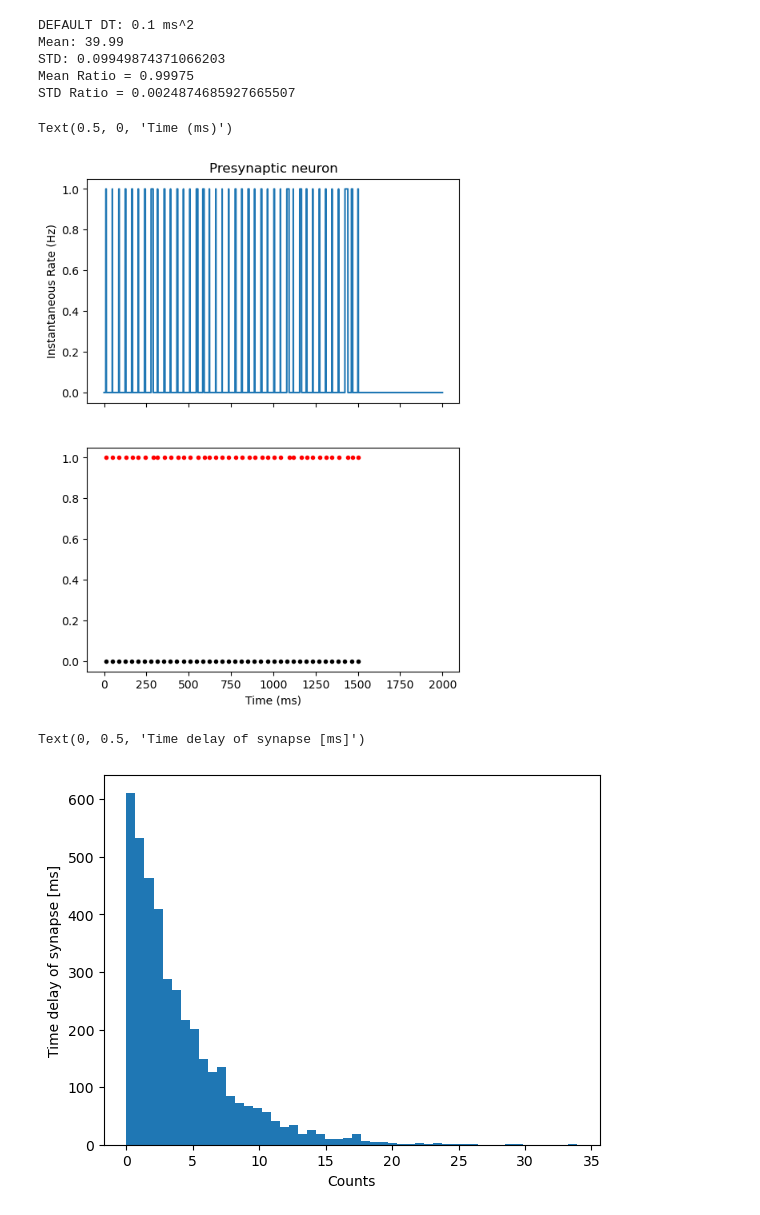
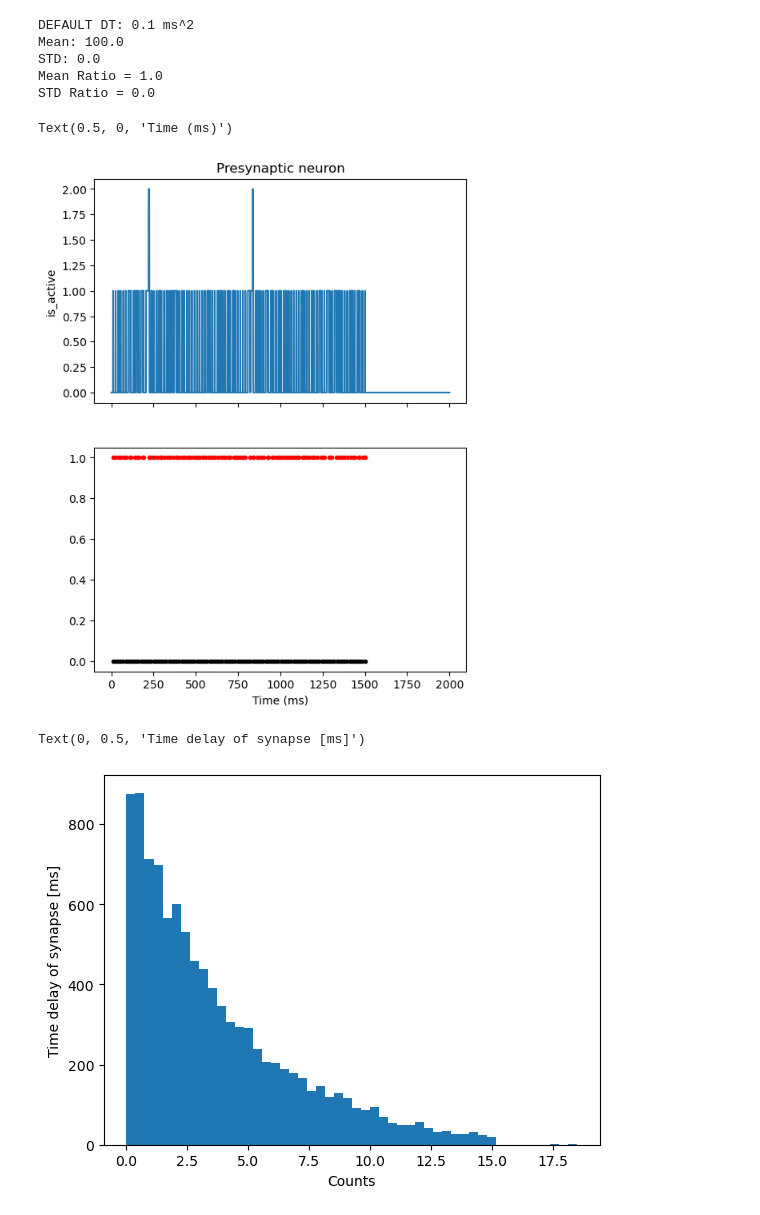
Before and after one commit to liammcs10/AQUA_project, a Jupyter notebook: micro-circuit/autapse_random_delay/autapse_test_poisson_alt.ipynb, the cells around one changed output. Saved outputs shown, nothing was run; the diff lists cells and outputs as text; code cells hidden in the pictures.

```diff
--- a/micro-circuit/autapse_random_delay/autapse_test_poisson_alt.ipynb
+++ b/micro-circuit/autapse_random_delay/autapse_test_poisson_alt.ipynb
@@ -24,7 +24,7 @@ from functions import *
 
 T = 2000 # ms
 N_trials = 100
-N_spikes = 40
+N_spikes = 100
 spike_delay = 4*ms
 counts = np.zeros(N_trials)
 
@@ -50,16 +50,16 @@ for i in tqdm(range(N_trials)):
     PoissonGen = NeuronGroup(1,
         '''
         rate = 1/tau_decay : Hz  # Rate decays over time
-        is_active : boolean
+        is_active : 1
         ''',
-        threshold = 'is_active and rand() < rate * dt',
-        reset = 'is_active = False',
+        threshold = 'is_active > 0 and rand() < rate * dt',
+        reset = 'is_active -= 1',
         method = 'euler')
 
 
     # 3. Connect Pre-synapse to the Generator
     # Each spike from P increases the firing rate of PoissonGen
-    S_in = Synapses(P, PoissonGen, on_pre='is_active = True')
+    S_in = Synapses(P, PoissonGen, on_pre='is_active += 1')
     S_in.connect()
 
     # 4. Connect Generator to Post-synaptic Target
@@ -141,33 +126,33 @@ Text(0, 0.5, 'v [mV]')
 # %%
 # Visualization of the frequency transformation
 print(f"DEFAULT DT: {defaultclock.dt*ms}")
 
 
 avg_poiss = np.mean(counts)
 std_poiss = np.std(counts)
 print(f"Mean: {avg_poiss}")
 print(f"STD: {std_poiss}")
 print(f"Mean Ratio = {avg_poiss/N_spikes}")
 print(f"STD Ratio = {std_poiss/N_spikes}")
 
 fig, ax = plt.subplots(2, 1, figsize = (6, 8), sharex = True)
 
 ax[0].plot(mon_rate.t/ms, mon_rate.is_active[0]/Hz)
 ax[0].set_title('Presynaptic neuron')
-ax[0].set_ylabel('Instantaneous Rate (Hz)')
+ax[0].set_ylabel('is_active')
 
 
 ax[1].plot(mon_p.t/ms, mon_p.i, '.k', label='Pre-synaptic')
 ax[1].plot(mon_gen.t/ms, mon_gen.i + 1, '.r', label='Poisson Gen')
 ax[1].set_xlabel('Time (ms)')
 # %% [output]
 DEFAULT DT: 0.1 ms^2
-Mean: 39.99
-STD: 0.09949874371066203
-Mean Ratio = 0.99975
-STD Ratio = 0.0024874685927665507
+Mean: 100.0
+STD: 0.0
+Mean Ratio = 1.0
+STD Ratio = 0.0
 Text(0.5, 0, 'Time (ms)')
-[figure, old version]
+[figure, new version]
 # %%
 
 plt.hist(spike_delays, bins = 50)
@@ -175,4 +160,4 @@ plt.xlabel("Counts")
 plt.ylabel("Time delay of synapse [ms]")
 # %% [output]
 Text(0, 0.5, 'Time delay of synapse [ms]')
-[figure, old version]
+[figure, new version]
```
Also changed, not shown: parts of 2 cells of this notebook, 2 other files.
